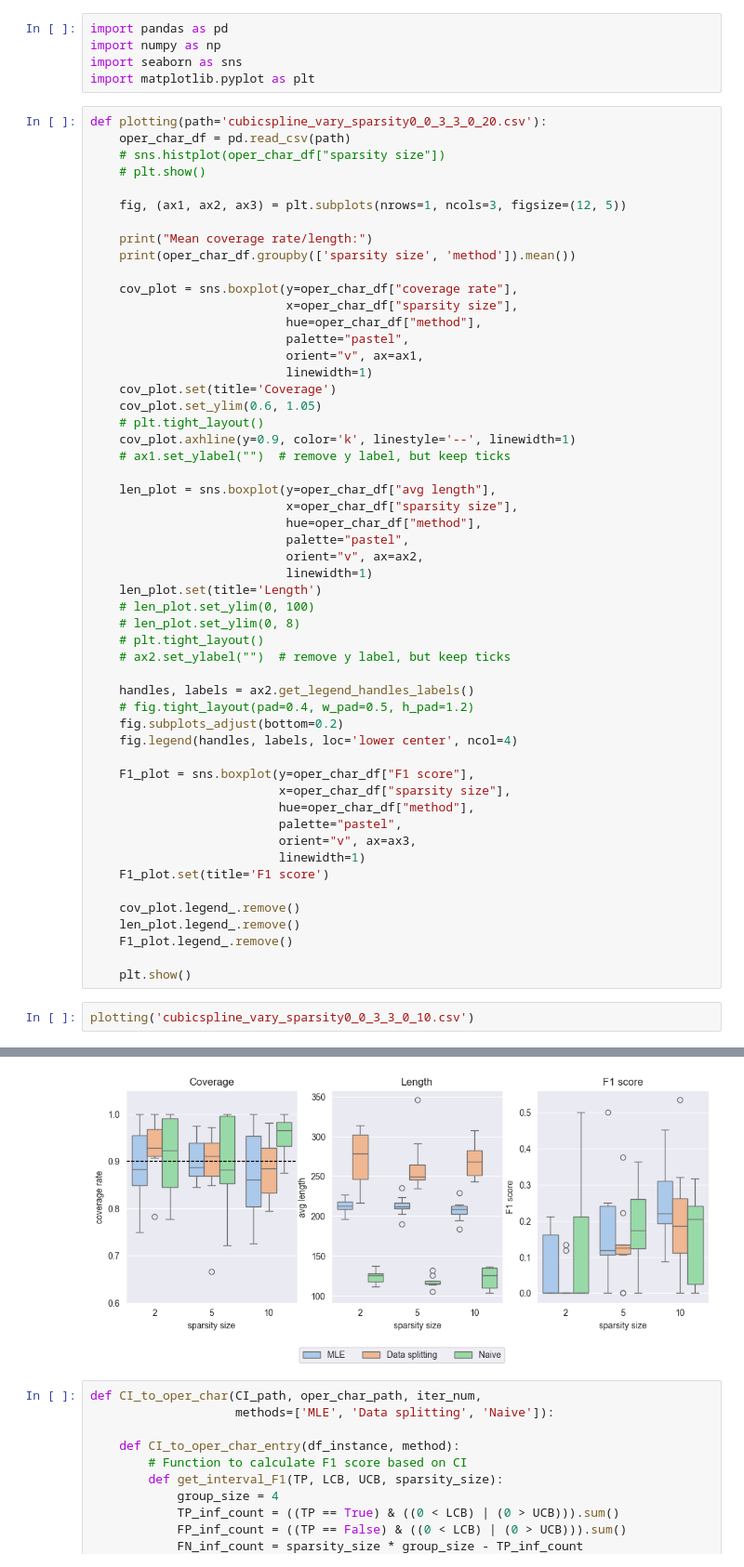
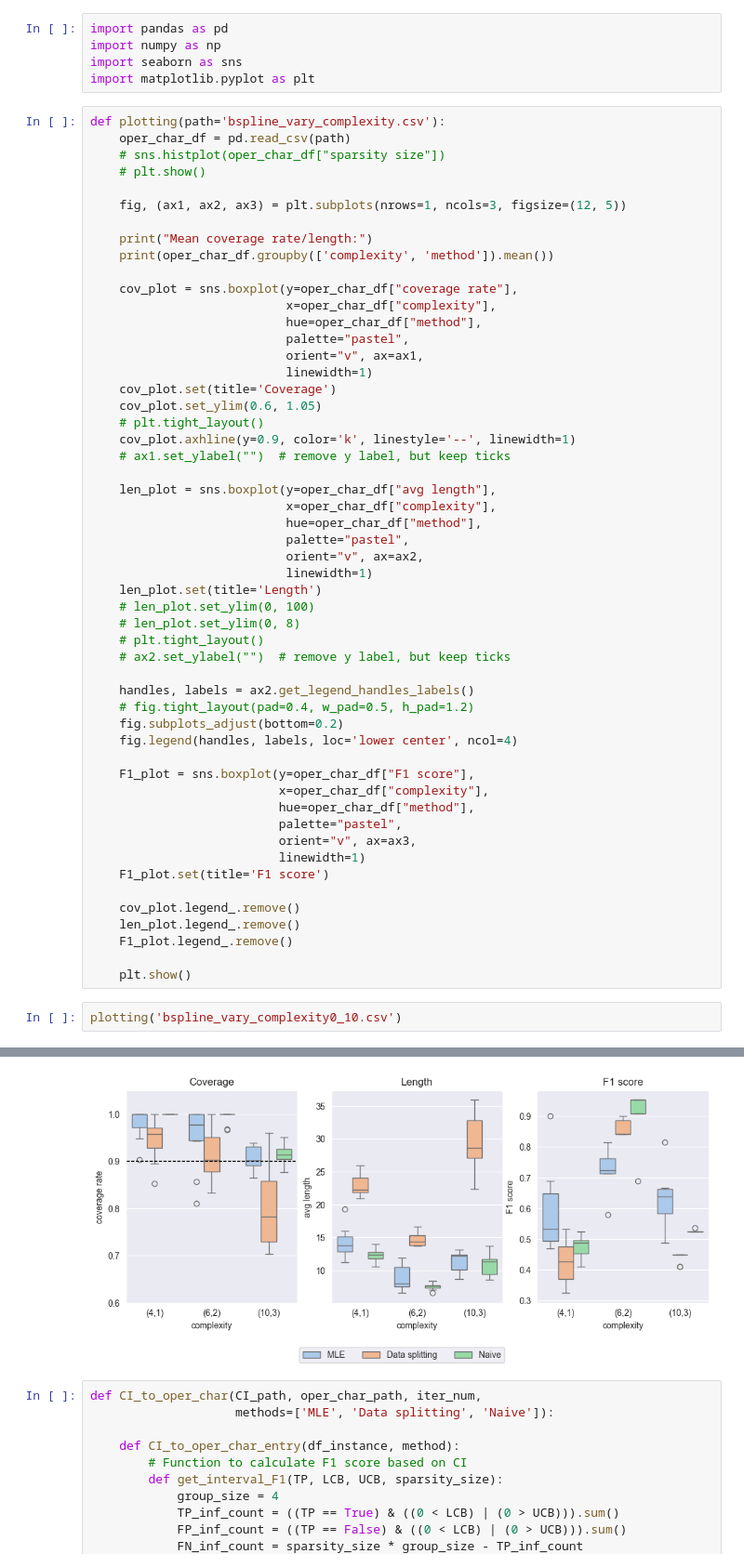
Before and after one commit to yiling-h/SI-Interaction, a Jupyter notebook: selectinf/Simulation/plotting.ipynb, the cells around one changed output, grey strips where cells are left out. Shown at 93% size. Saved outputs shown, nothing was run; the diff lists cells and outputs as text.

```diff
--- a/selectinf/Simulation/plotting.ipynb
+++ b/selectinf/Simulation/plotting.ipynb
@@ -4,7 +4,7 @@ import numpy as np
 import seaborn as sns
 import matplotlib.pyplot as plt
 # %%
-def plotting(path='cubicspline_vary_sparsity0_0_3_3_0_20.csv'):
+def plotting(path='bspline_vary_complexity.csv'):
     oper_char_df = pd.read_csv(path)
     # sns.histplot(oper_char_df["sparsity size"])
     # plt.show()
@@ -12,10 +12,10 @@ def plotting(path='cubicspline_vary_sparsity0_0_3_3_0_20.csv'):
     fig, (ax1, ax2, ax3) = plt.subplots(nrows=1, ncols=3, figsize=(12, 5))
 
     print("Mean coverage rate/length:")
-    print(oper_char_df.groupby(['sparsity size', 'method']).mean())
+    print(oper_char_df.groupby(['complexity', 'method']).mean())
 
     cov_plot = sns.boxplot(y=oper_char_df["coverage rate"],
-                           x=oper_char_df["sparsity size"],
+                           x=oper_char_df["complexity"],
                            hue=oper_char_df["method"],
                            palette="pastel",
                            orient="v", ax=ax1,
@@ -27,7 +27,7 @@ def plotting(path='cubicspline_vary_sparsity0_0_3_3_0_20.csv'):
     # ax1.set_ylabel("")  # remove y label, but keep ticks
 
     len_plot = sns.boxplot(y=oper_char_df["avg length"],
-                           x=oper_char_df["sparsity size"],
+                           x=oper_char_df["complexity"],
                            hue=oper_char_df["method"],
                            palette="pastel",
                            orient="v", ax=ax2,
@@ -44,7 +44,7 @@ def plotting(path='cubicspline_vary_sparsity0_0_3_3_0_20.csv'):
     fig.legend(handles, labels, loc='lower center', ncol=4)
 
     F1_plot = sns.boxplot(y=oper_char_df["F1 score"],
-                          x=oper_char_df["sparsity size"],
+                          x=oper_char_df["complexity"],
                           hue=oper_char_df["method"],
                           palette="pastel",
                           orient="v", ax=ax3,
@@ -57,6 +57,6 @@ def plotting(path='cubicspline_vary_sparsity0_0_3_3_0_20.csv'):
 
     plt.show()
 # %%
-plotting('cubicspline_vary_sparsity0_0_3_3_0_10.csv')
+plotting('bspline_vary_complexity0_10.csv')
 # %% [output]
 Mean coverage rate/length:
@@ -74,4 +74,4 @@ sparsity size method
-[figure, old version]
+[figure, new version]
 # %%
 def CI_to_oper_char(CI_path, oper_char_path, iter_num,
                     methods=['MLE', 'Data splitting', 'Naive']):
```
Also changed, not shown: parts of 1 cell of this notebook, 11 other files.
